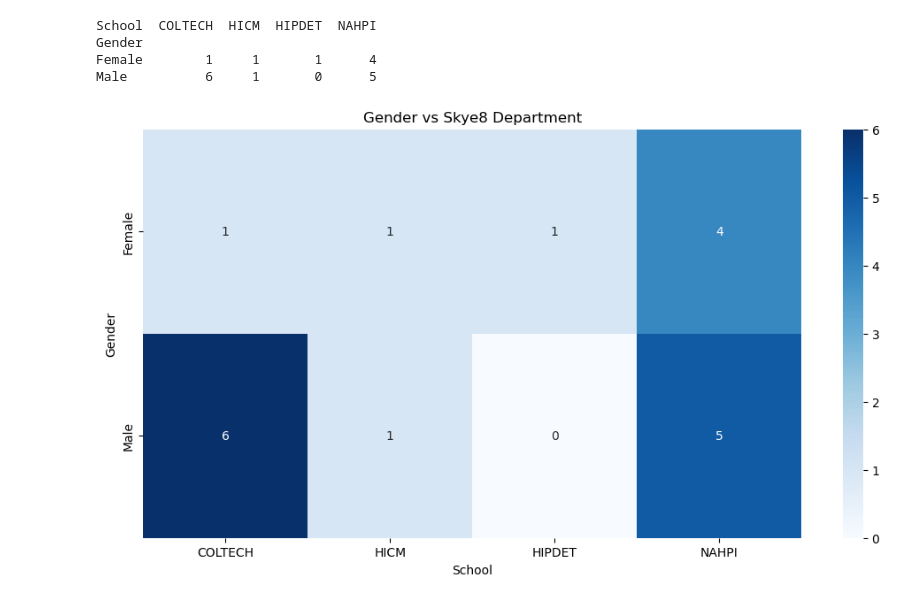
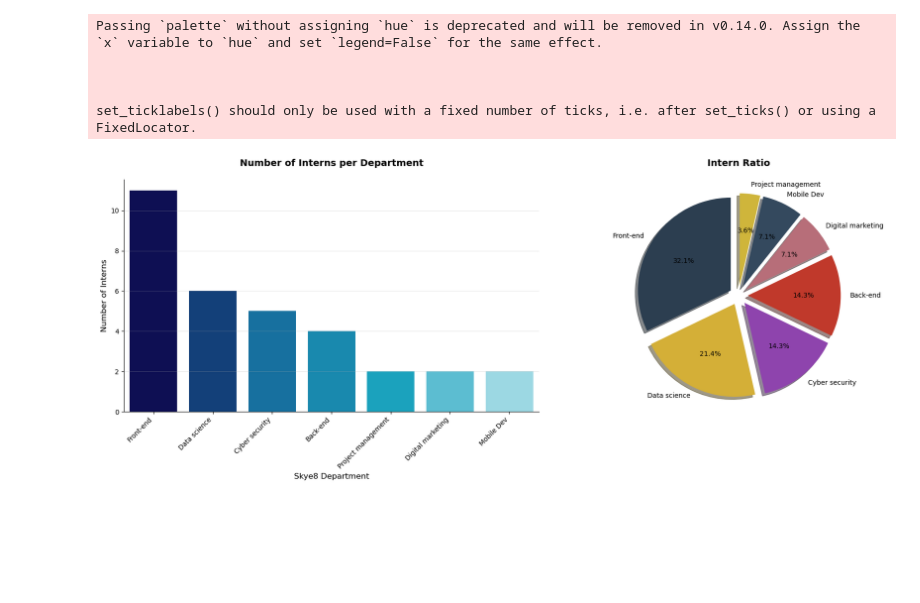
Before and after one commit to MUYAHGaious/Intern_satisfaction, a Jupyter notebook: analysis.ipynb, the cells around one changed output. Drawn from its saved outputs; the diff is of its cells as text; code cells hidden in the pictures; blank space fills up the shorter version.

```diff
--- a/analysis.ipynb
+++ b/analysis.ipynb
@@ -66,15 +29,0 @@ Passing `palette` without assigning `hue` is deprecated and will be removed in v
-# %%
-dept_mapping = df2.groupby([df1["Gender"], df1["School"]]).size().unstack(fill_value=0)
-
-
-print(dept_mapping.head())
-plt.figure(figsize=(12, 6))
-sns.heatmap(dept_mapping, cmap="Blues", annot=True, fmt="d")
-plt.title("Gender vs Skye8 Department")
-plt.show()
-# %% [output]
-School  COLTECH  HICM  HIPDET  NAHPI
-Gender
-Female        1     1       1      4
-Male          6     1       0      5
-[figure, removed]
@@ -80,0 +62,42 @@ Male          6     1       0      5
+# %%
+
+dept_counts = df2["department"].value_counts()
+value_counts = df1["Stack"].value_counts()
+
+fig, axes = plt.subplots(1, 2, figsize=(18, 7))
+
+sns.barplot(
+    x=dept_counts.index,
+    y=dept_counts.values,
+    palette=luxury_colors[:len(dept_counts)],
+    ax=axes[0]
+)
+axes[0].set_xticklabels(axes[0].get_xticklabels(), rotation=45, ha='right')
+axes[0].set_xlabel("Skye8 Department", fontsize=12)
+axes[0].set_ylabel("Number of Interns", fontsize=12)
+axes[0].set_title("Number of Interns per Department", fontsize=14, pad=20, fontweight='bold')
+axes[0].grid(axis='y', alpha=0.3)
+axes[0].spines['top'].set_visible(False)
+axes[0].spines['right'].set_visible(False)
+
+
+wedges, texts, autotexts = axes[1].pie(
+    value_counts,
+    labels=value_counts.index,
+    autopct='%1.1f%%',
+    shadow=True,
+    startangle=90,
+    explode=[0.1] * len(value_counts),
+    colors=luxury_colors2[:len(value_counts)]
+)
+axes[1].set_title("Intern Ratio", pad=20, fontsize=14, fontweight='bold')
+
+plt.tight_layout()
+plt.show()
+# %% [output]
+Passing `palette` without assigning `hue` is deprecated and will be removed in v0.14.0. Assign the `x` variable to `hue` and set `legend=False` for the same effect.
+
+
+
+set_ticklabels() should only be used with a fixed number of ticks, i.e. after set_ticks() or using a FixedLocator.
+[figure, added]
```
Also changed, not shown: parts of 25 cells of this notebook, 3 other files.
